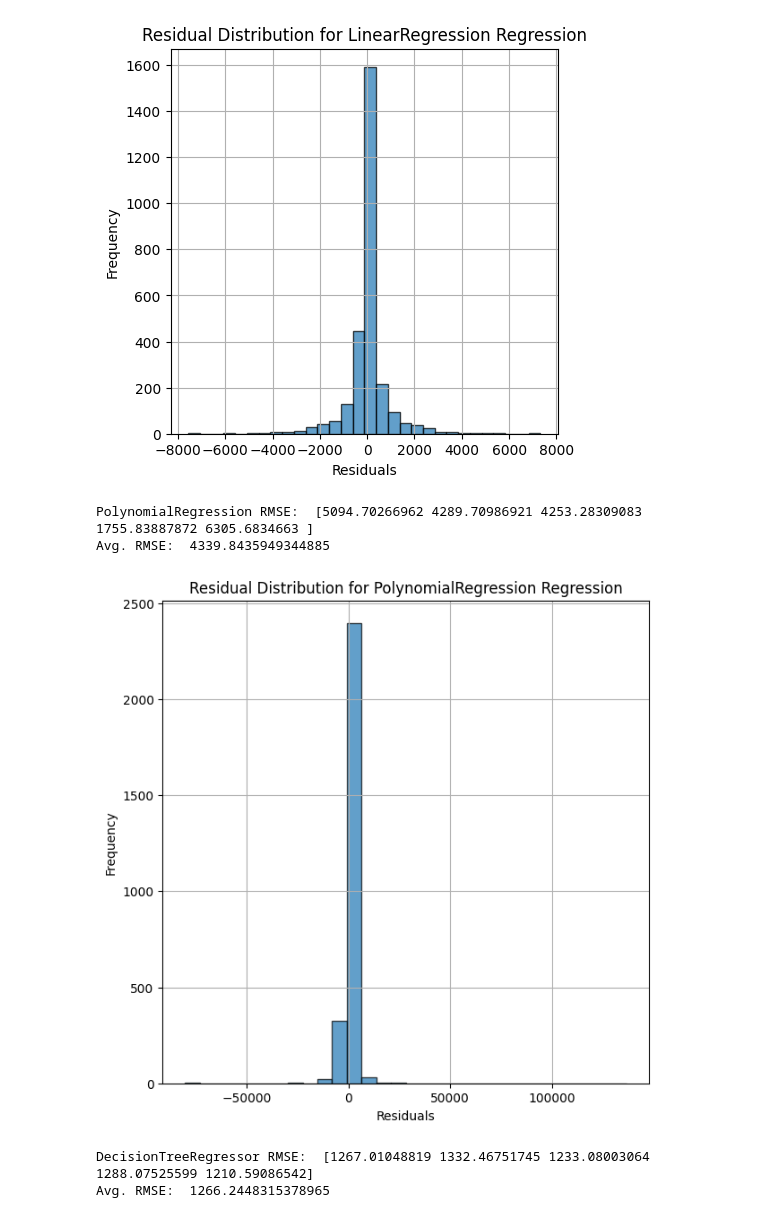
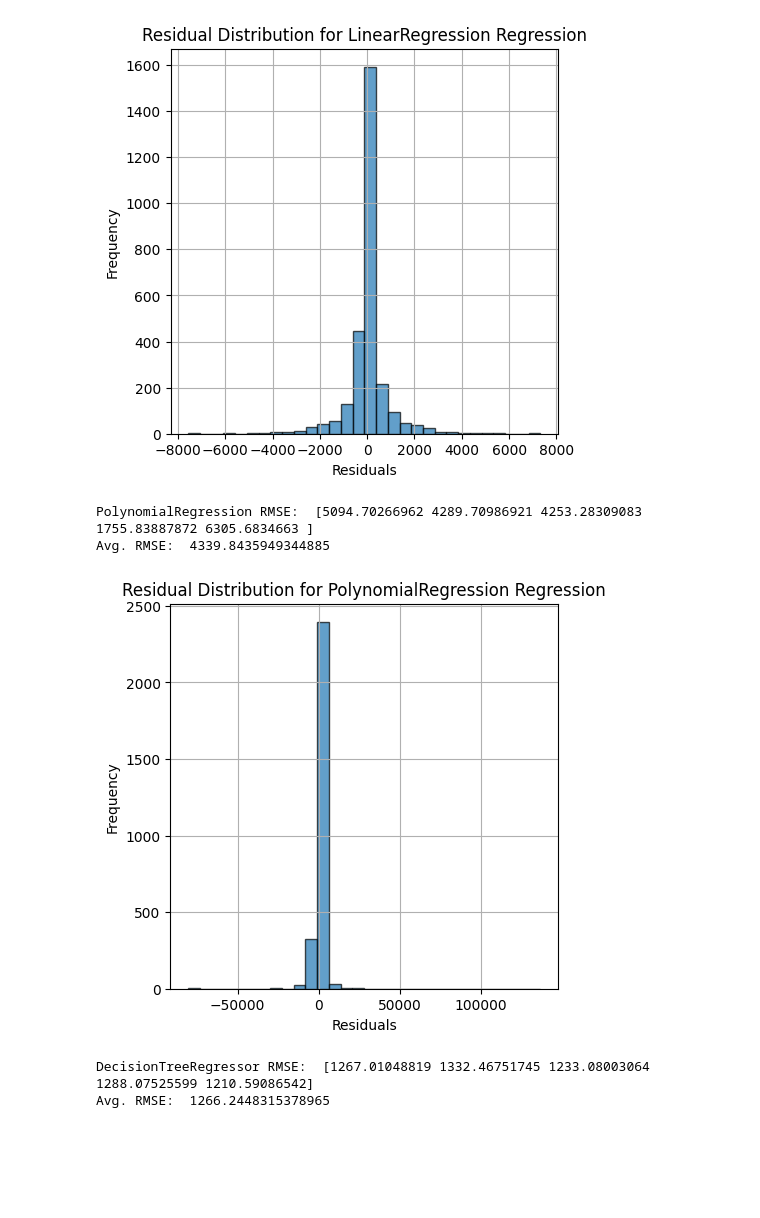
Before and after one commit to lbibi1805-dot/ML_Bitcoin, a Jupyter notebook: Evaluation/evalution.ipynb, the cells around one changed output. Drawn from its saved outputs; the diff is of its cells as text; code cells hidden in the pictures; blank space fills up the shorter version.

```diff
--- a/Evaluation/evalution.ipynb
+++ b/Evaluation/evalution.ipynb
@@ -710,17 +711,17 @@ Avg. RMSE:  903.7141769067824
 [figure]
 # %%
 model_name = "PolynomialRegression"
-run_new_evaluation = 1  # Set to 0 if you want to load the saved results
+run_new_evaluation = 0  # Set to 0 if you want to load the saved results
 
 if run_new_evaluation == 1:
     model = Pipeline([('poly_features', PolynomialFeatures(degree=3)), ('lin_reg', LinearRegression())])
     evaluate_and_plot(model, model_name, X_train, y_train, cv)
 else:
     load_and_print_rmse_with_plot(model_name)
 # %% [output]
 PolynomialRegression RMSE:  [5094.70266962 4289.70986921 4253.28309083 1755.83887872 6305.6834663 ]
 Avg. RMSE:  4339.8435949344885
-[figure, old version]
+[figure, new version]
 # %%
 model_name = "DecisionTreeRegressor"
 run_new_evaluation = 0  # Set to 0 if you want to load the saved results
```
Also changed, not shown: parts of 10 cells of this notebook, 4 other files.
